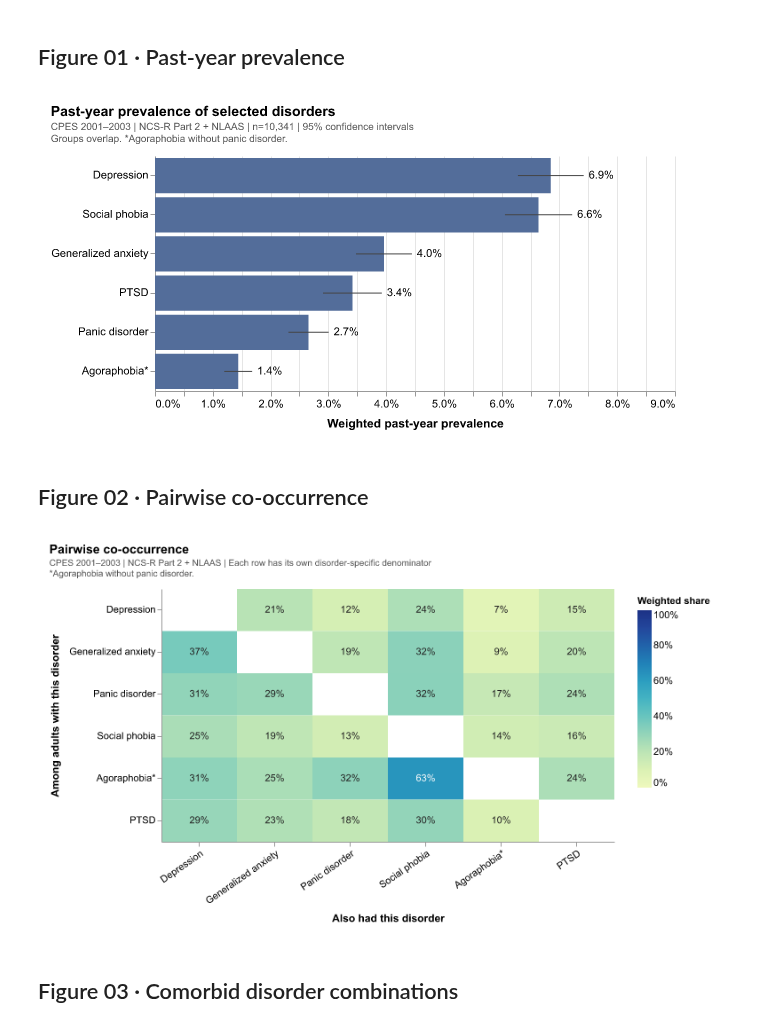
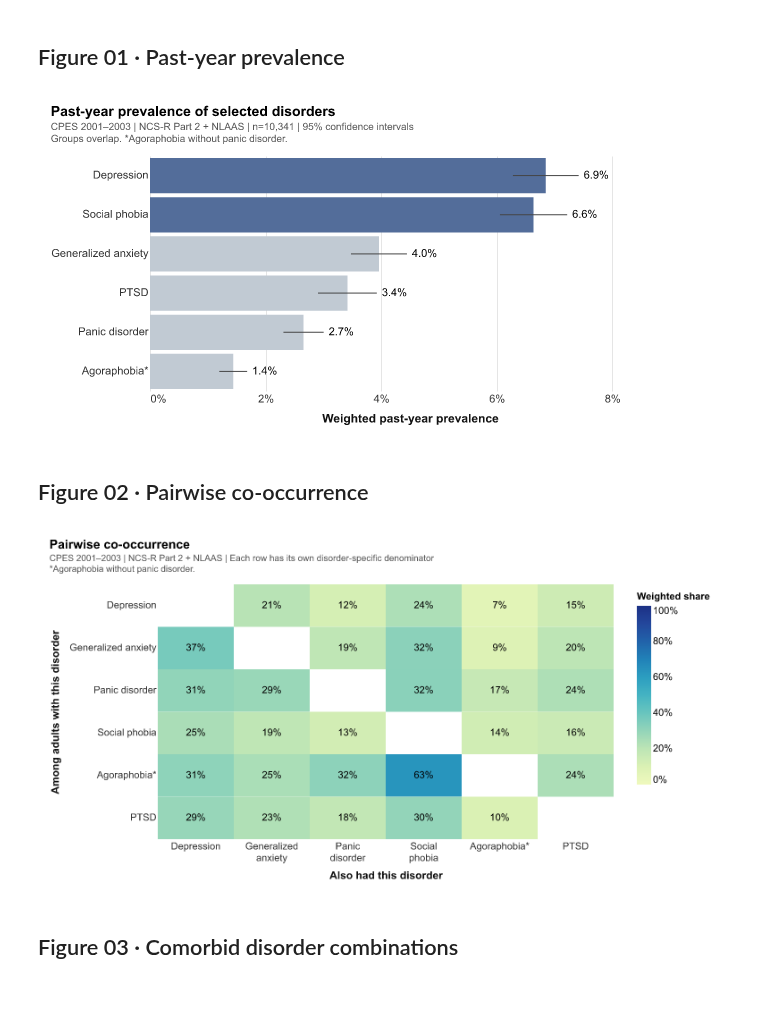
Before and after one commit to judycchen/capp30239-data-visualization_judy-chen, a Jupyter notebook: static-viz-project/milestone2_draft/static-draft.ipynb, the cells around one changed output. Cells and saved outputs as stored; diff of their text form; code cells hidden in the pictures; blank space fills up the shorter version.

Commit message:
Improve chart contrast, labels, and visual emphasis

```diff
--- a/static-viz-project/milestone2_draft/static-draft.ipynb
+++ b/static-viz-project/milestone2_draft/static-draft.ipynb
@@ -38,7 +38,8 @@ def save_chart(chart, filename, title, notes):
         .configure(background="white", font="Arial", padding=12)
         .configure_axis(
             labelFontSize=11, titleFontSize=12, titlePadding=9,
-            gridColor="#E5E5E5", domainColor="#999999", tickColor="#999999",
+            gridColor="#E5E5E5", tickCount=5, domain=False, ticks=False,
+            labelColor="#333333", titleColor="#111111",
             labelLimit=230,
         )
         .configure_legend(labelFontSize=11, titleFontSize=11, padding=8)
@@ -199,9 +200,13 @@ def prevalence_chart(df):
     base = alt.Chart(df).encode(
         y=alt.Y("name:N", sort="-x", title=None),
     )
-    bars = base.mark_bar(color=BLUE).encode(
+    bars = base.mark_bar().encode(
         x=alt.X("estimate:Q", title="Weighted past-year prevalence", axis=alt.Axis(format="%"),
-                scale=alt.Scale(domain=[0, .085])),
+                scale=alt.Scale(domain=[0, .09], nice=False)),
+        color=alt.condition(
+            "datum.name === 'Depression' || datum.name === 'Social phobia'",
+            alt.value(BLUE), alt.value("#C1CAD3"),
+        ),
     )
     intervals = base.mark_rule(color="#444444").encode(x="lower:Q", x2="upper:Q")
     labels = base.mark_text(align="left", dx=5).encode(
@@ -216,7 +221,7 @@ save_chart(
      "Groups overlap. *Agoraphobia without panic disorder."],
 )
 # %% [output]
-[figure, old version]
+[figure, new version]
 # %% [markdown]
 ## Figure 02 · Pairwise co-occurrence
 # %%
@@ -232,36 +237,37 @@ for row in range(6):
 
 
 cooccurrence_df = pd.DataFrame([
     {"disorder": DISORDER_LABELS[row], "also_had": DISORDER_LABELS[col],
      "share": cooccurrence[row, col] / 100}
     for row in range(6) for col in range(6) if row != col
 ])
 
 
 def cooccurrence_chart(df):
     base = alt.Chart(df).encode(
         x=alt.X("also_had:N", title="Also had this disorder", sort=DISORDER_LABELS,
-                axis=alt.Axis(labelAngle=-35)),
+                axis=alt.Axis(labelAngle=0, labelExpr="split(datum.label, ' ')", labelLineHeight=13)),
         y=alt.Y("disorder:N", title="Among adults with this disorder", sort=DISORDER_LABELS),
     )
     cells = base.mark_rect().encode(
         color=alt.Color("share:Q", title="Weighted share", scale=alt.Scale(scheme="yellowgreenblue", domain=[0, 1]),
                         legend=alt.Legend(format="%")),
     )
+    # Switch text color only where the sequential palette becomes dark enough.
     labels = base.mark_text().encode(
         text=alt.Text("share:Q", format=".0%"),
-        color=alt.condition("datum.share > .6", alt.value("white"), alt.value("#222222")),
+        color=alt.condition("datum.share > .72", alt.value("white"), alt.value("black")),
     )
     return (cells + labels).properties(width=510, height=285)
 
 
 save_chart(
     cooccurrence_chart(cooccurrence_df), "02_cooccurrence_heatmap.png", "Pairwise co-occurrence",
     [CPES_SOURCE + " | Each row has its own disorder-specific denominator",
      "*Agoraphobia without panic disorder."],
 )
 # %% [output]
-[figure, old version]
+[figure, new version]
 # %% [markdown]
 ## Figure 03 · Comorbid disorder combinations
 # %%
```
Also changed, not shown: parts of 8 cells of this notebook, 13 other files.
